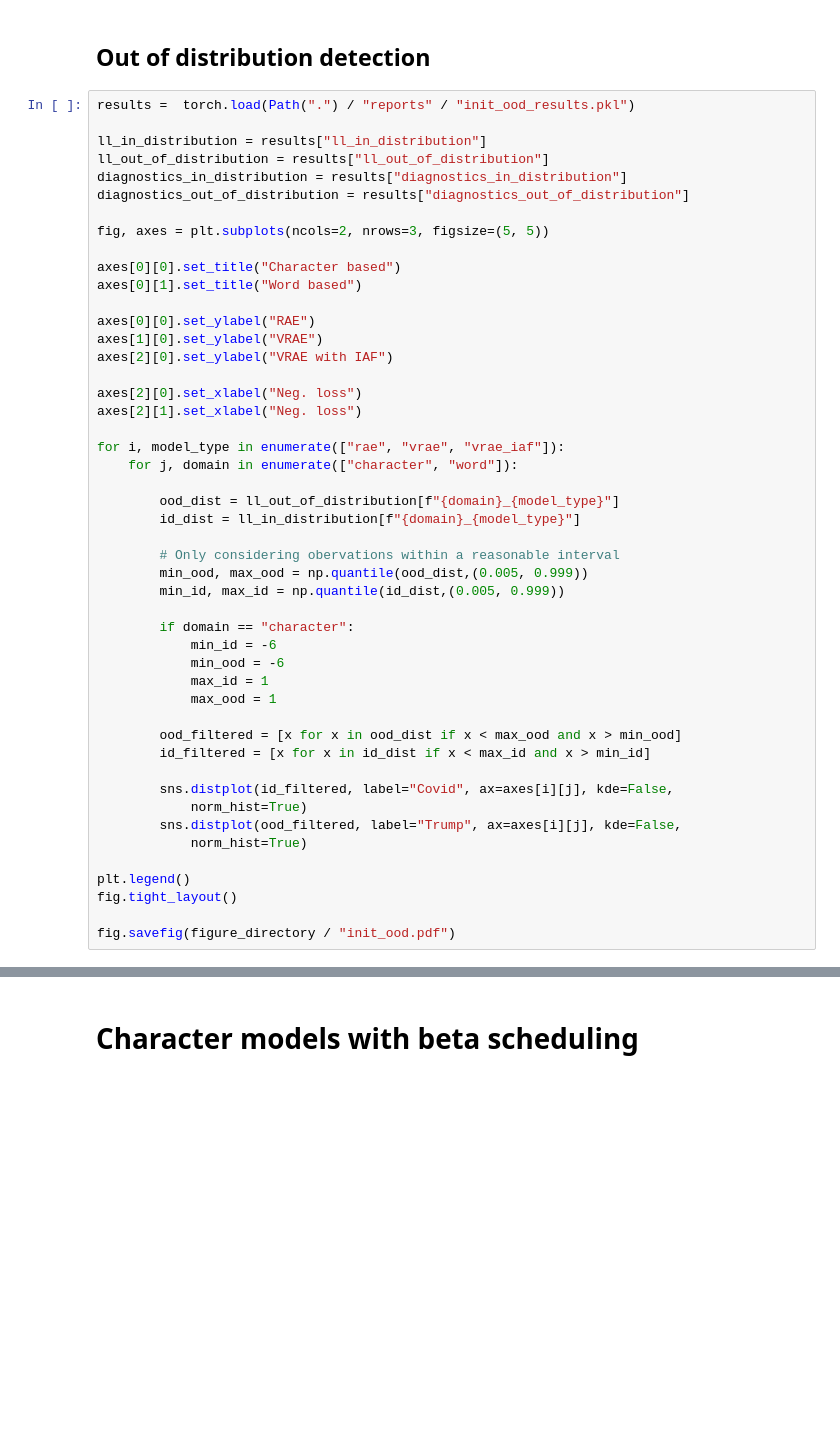
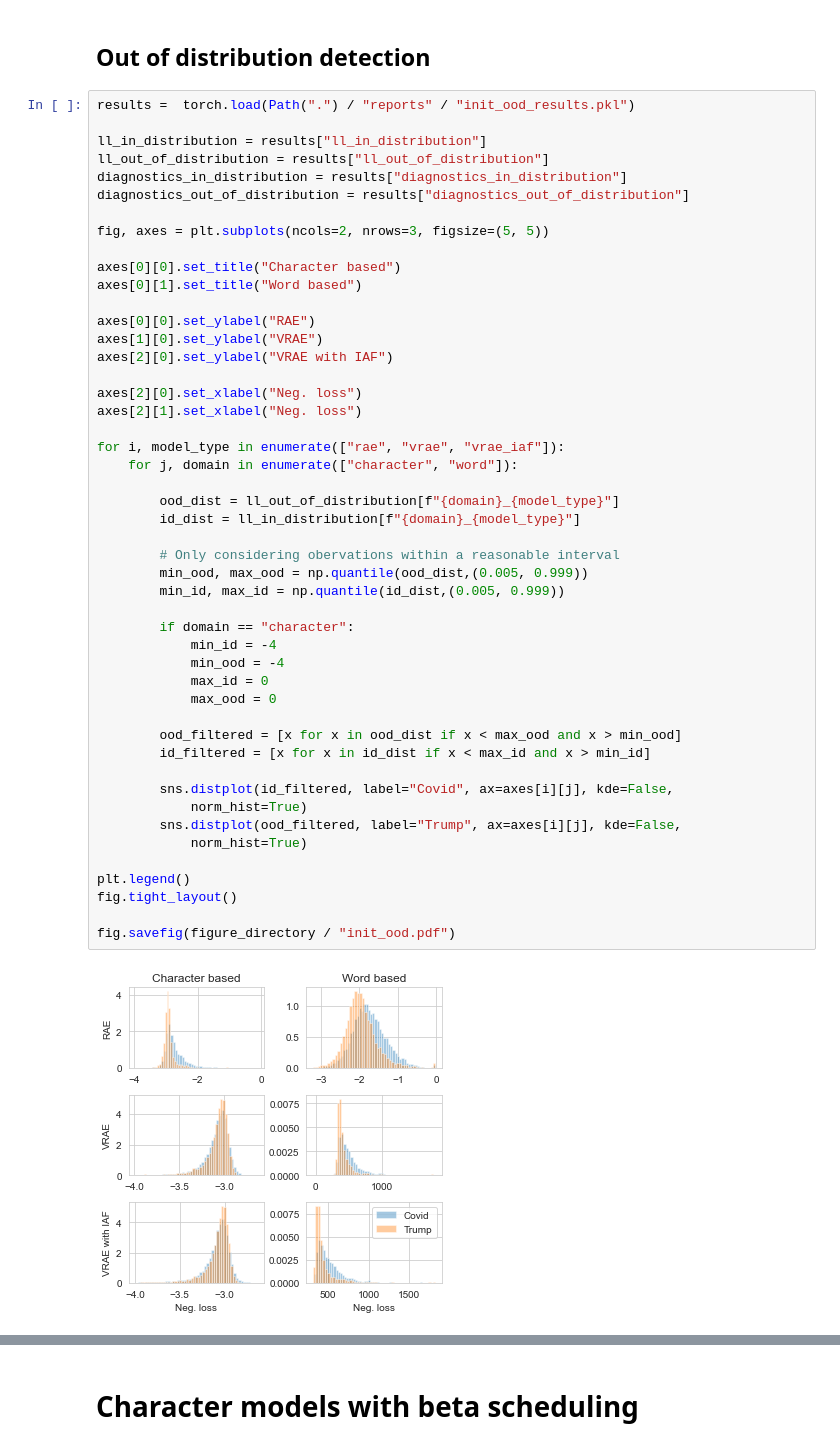
Before and after one commit to MikkelGroenning/deep_learning_project_with_corti, a Jupyter notebook: notebooks/results.ipynb, the cells around one changed output, grey strips where cells are left out. Drawn from its saved outputs; the diff is of its cells as text; blank space fills up the shorter version.

```diff
--- a/notebooks/results.ipynb
+++ b/notebooks/results.ipynb
@@ -119,35 +124,37 @@ axes[0][0].set_ylabel("RAE")
 axes[1][0].set_ylabel("VRAE")
 axes[2][0].set_ylabel("VRAE with IAF")
 
 axes[2][0].set_xlabel("Neg. loss")
 axes[2][1].set_xlabel("Neg. loss")
 
 for i, model_type in enumerate(["rae", "vrae", "vrae_iaf"]):
     for j, domain in enumerate(["character", "word"]):
 
         ood_dist = ll_out_of_distribution[f"{domain}_{model_type}"]
         id_dist = ll_in_distribution[f"{domain}_{model_type}"]
 
         # Only considering obervations within a reasonable interval
         min_ood, max_ood = np.quantile(ood_dist,(0.005, 0.999))
         min_id, max_id = np.quantile(id_dist,(0.005, 0.999))
 
         if domain == "character":
-            min_id = -6
-            min_ood = -6
-            max_id = 1
-            max_ood = 1
+            min_id = -4
+            min_ood = -4
+            max_id = 0
+            max_ood = 0
 
         ood_filtered = [x for x in ood_dist if x < max_ood and x > min_ood]
         id_filtered = [x for x in id_dist if x < max_id and x > min_id]
 
         sns.distplot(id_filtered, label="Covid", ax=axes[i][j], kde=False,
             norm_hist=True)
         sns.distplot(ood_filtered, label="Trump", ax=axes[i][j], kde=False,
             norm_hist=True)
 
 plt.legend()
 fig.tight_layout()
 
 fig.savefig(figure_directory / "init_ood.pdf")
+# %% [output]
+[figure, added]
 # %%
```
Also changed, not shown: parts of 9 cells of this notebook, 2 other files.
